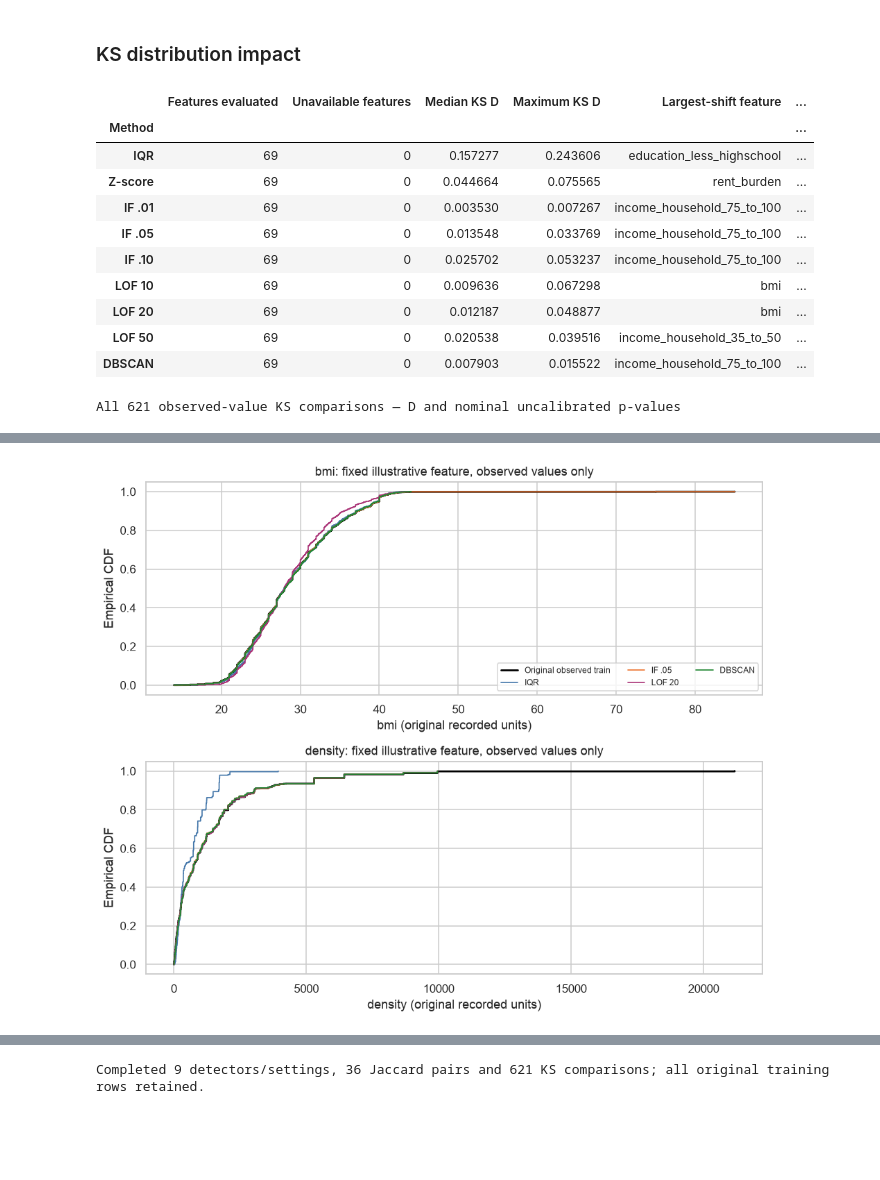
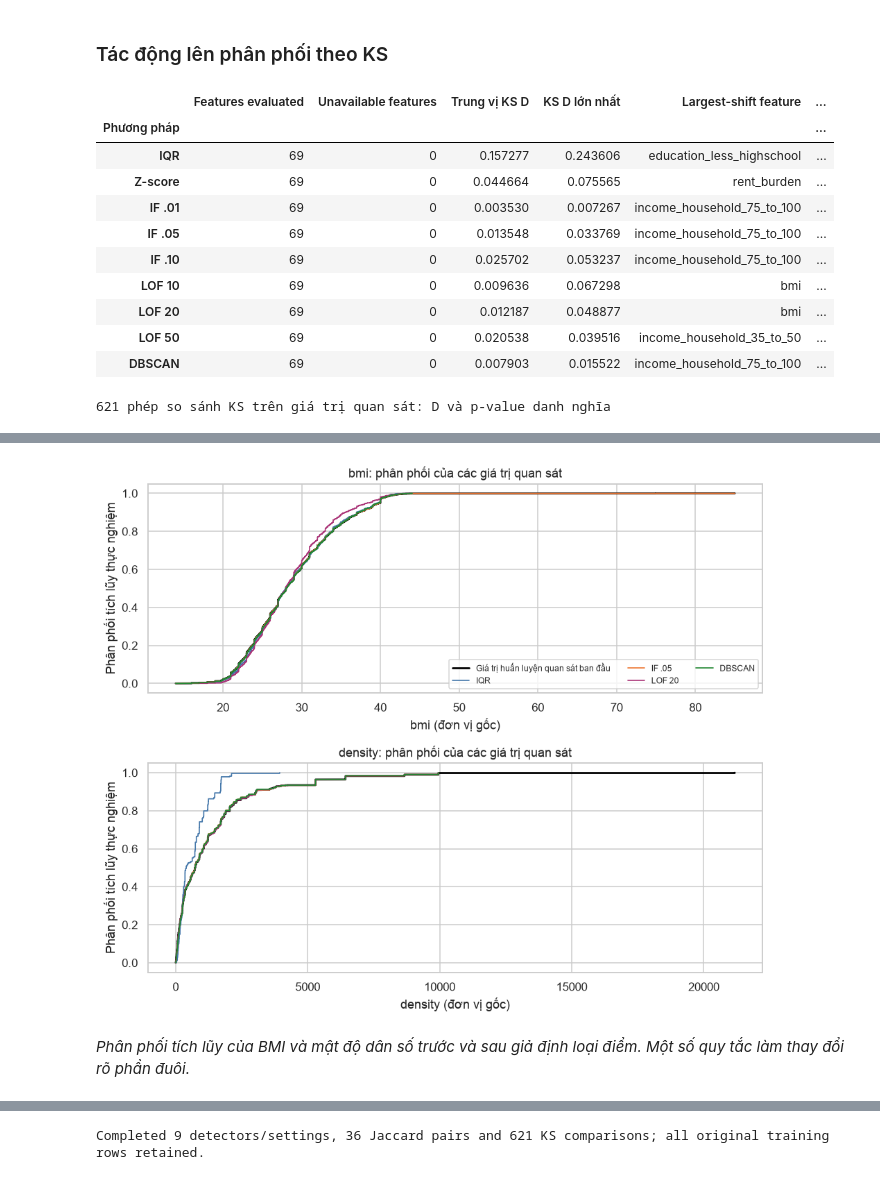
Before and after one commit to hungstupid/data-mining-preprocessing, a Jupyter notebook: book/tabular/03_outliers.ipynb, the cells around one changed output, grey strips where cells are left out. Saved outputs shown, nothing was run; the diff lists cells and outputs as text; code cells hidden in the pictures; blank space fills up the shorter version.

Commit message:
docs: finalize Vietnamese preprocessing report

```diff
--- a/book/tabular/03_outliers.ipynb
+++ b/book/tabular/03_outliers.ipynb
@@ -710,7 +699,7 @@ print(f"Reference BMI missing%={outlier_train_original.bmi.isna().mean()*100:.4f
 | DBSCAN | 8173 | 291 | 7882 | 96.4395 | 443 | 391 | ... |
 Reference BMI missing%=69.0322; all-cell missing%=1.0138.
 # %% [markdown]
-### KS distribution impact
+### Tác động lên phân phối theo KS
 # %%
 def ks_observed_change(before,retained):
     """Observed-only two-sided KS; nominal p-values do not fix nested-sample dependence."""
@@ -743,22 +732,22 @@ for name in STAGE03_ORDER:
         "Largest-shift role":largest["Semantic role"] if largest is not None else "unavailable",
         "Numerical-zero p N":int(valid["Nominal KS p (dependent samples)"].eq(0).sum())})
 stage03_ks_summary=pd.DataFrame(stage03_ks_summary_rows).set_index("Method")
-display(HTML('<div style="overflow:auto">'+stage03_ks_summary.to_html(float_format="{:.6f}".format)+'</div>'))
-display(HTML('<details><summary>All 621 observed-value KS comparisons — D and nominal uncalibrated p-values</summary>'
+display_report(HTML('<div style="overflow:auto">'+stage03_ks_summary.to_html(float_format="{:.6f}".format)+'</div>'))
+display_report(HTML('<details><summary>621 phép so sánh KS trên giá trị quan sát: D và p-value danh nghĩa</summary>'
     '<div style="overflow:auto;max-height:32rem">'+stage03_ks_results.to_html(index=False,float_format="{:.9g}".format)+'</div></details>'))
 fig,axes=plt.subplots(2,1,figsize=(9,7.5))
 colors={"IQR":"#4477AA","IF .05":"#EE7733","LOF 20":"#AA3377","DBSCAN":"#228833"}
 for ax,feature in zip(axes,KS_ECDF_FEATURES):
     original=np.sort(outlier_train_original[feature].dropna().to_numpy())
-    ax.step(original,np.arange(1,len(original)+1)/len(original),where="post",color="black",linewidth=1.8,label="Original observed train")
+    ax.step(original,np.arange(1,len(original)+1)/len(original),where="post",color="black",linewidth=1.8,label="Giá trị huấn luyện quan sát ban đầu")
     for name in KS_ECDF_POLICIES:
         values=np.sort(stage03_retained_training[name][feature].dropna().to_numpy())
         if len(values):ax.step(values,np.arange(1,len(values)+1)/len(values),where="post",color=colors[name],linewidth=1.1,label=name)
-    ax.set(title=f"{feature}: fixed illustrative feature, observed values only",xlabel=f"{feature} (original recorded units)",ylabel="Empirical CDF")
-axes[0].legend(fontsize=8,ncol=3);plt.tight_layout();plt.show()
+    ax.set(title=f"{feature}: phân phối của các giá trị quan sát",xlabel=f"{feature} (đơn vị gốc)",ylabel="Phân phối tích lũy thực nghiệm")
+axes[0].legend(fontsize=8,ncol=3);plt.tight_layout();show_figure(fig, "Phân phối tích lũy của BMI và mật độ dân số trước và sau giả định loại điểm. Một số quy tắc làm thay đổi rõ phần đuôi.")
 # %% [output]
-|  | Features evaluated | Unavailable features | Median KS D | Maximum KS D | Largest-shift feature | ... |
-| Method |  |  |  |  |  | ... |
+|  | Features evaluated | Unavailable features | Trung vị KS D | KS D lớn nhất | Largest-shift feature | ... |
+| Phương pháp |  |  |  |  |  | ... |
 | IQR | 69 | 0 | 0.157277 | 0.243606 | education_less_highschool | ... |
 | Z-score | 69 | 0 | 0.044664 | 0.075565 | rent_burden | ... |
 | IF .01 | 69 | 0 | 0.003530 | 0.007267 | income_household_75_to_100 | ... |
@@ -768,4 +757,4 @@ axes[0].legend(fontsize=8,ncol=3);plt.tight_layout();plt.show()
 | LOF 20 | 69 | 0 | 0.012187 | 0.048877 | bmi | ... |
 | LOF 50 | 69 | 0 | 0.020538 | 0.039516 | income_household_35_to_50 | ... |
 | DBSCAN | 69 | 0 | 0.007903 | 0.015522 | income_household_75_to_100 | ... |
-All 621 observed-value KS comparisons — D and nominal uncalibrated p-values
+621 phép so sánh KS trên giá trị quan sát: D và p-value danh nghĩa
@@ -773,18 +762,19 @@ All 621 observed-value KS comparisons — D and nominal uncalibrated p-values
 | IQR | patient_age | Individual age | 8173 | 3220 | 0.0228734897 | 0.175521191 | ... |
 | IQR | bmi | Individual BMI | 2531 | 945 | 0.0240881848 | 0.810277778 | ... |
 | IQR | population | Area numerical summary | 8173 | 3220 | 0.191760516 | 7.17879968e-75 | ... |
 | IQR | density | Area numerical summary | 8173 | 3220 | 0.220710178 | 2.62792916e-99 | ... |
 | IQR | age_median | Area numerical summary | 8173 | 3220 | 0.158618592 | 3.10319312e-51 | ... |
 | IQR | age_under_10 | Area share [0,100] | 8173 | 3220 | 0.177737065 | 2.61969051e-64 | ... |
 | IQR | age_10_to_19 | Area share [0,100] | 8173 | 3220 | 0.127132172 | 5.25313322e-33 | ... |
 | IQR | age_20s | Area share [0,100] | 8173 | 3220 | 0.181668317 | 3.47261436e-67 | ... |
 | IQR | age_30s | Area share [0,100] | 8173 | 3220 | 0.122509201 | 1.13082465e-30 | ... |
 | IQR | age_40s | Area share [0,100] | 8173 | 3220 | 0.0902147124 | 8.25948498e-17 | ... |
 | ... | ... | ... | ... | ... | ... | ... | ... |
 | LOF 10 | unemployment_rate | Area share [0,100] | 8173 | 6482 | 0.0125357827 | 0.616295204 | ... |
 | LOF 10 | self_employed | Area share [0,100] | 8173 | 6482 | 0.00984654094 | 0.87113828 | ... |
 | LOF 10 | farmer | Area share [0,100] | 8173 | 6482 | 0.00921672504 | 0.915725514 | ... |
 | LOF 10 | race_white | Area share [0,100] | 8173 | 6482 | 0.00971508862 | 0.881187999 | ... |
 | LOF 10 | race_black | Area share [0,100] | 8173 | 6482 | 0.0132050683 | 0.549508552 | ... |
-[figure, old version]
+[figure, new version]
+*Phân phối tích lũy của BMI và mật độ dân số trước và sau giả định loại điểm. Một số quy tắc làm thay đổi rõ phần đuôi.*
 # %% [markdown]
```
Also changed, not shown: parts of 31 cells of this notebook, 23 other files.
